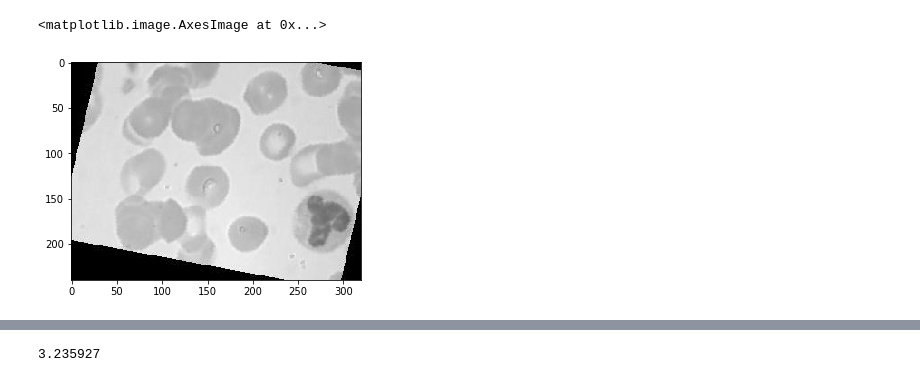
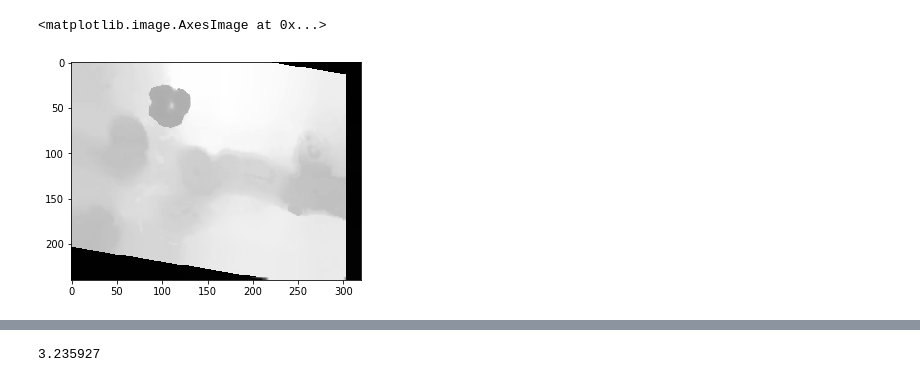
Before and after one commit to BoucheDimitri/SOADML, a Jupyter notebook: ImagesProcessing.ipynb, the cells around one changed output, grey strips where cells are left out. Saved outputs shown, nothing was run; the diff lists cells and outputs as text; code cells hidden in the pictures.

```diff
--- a/ImagesProcessing.ipynb
+++ b/ImagesProcessing.ipynb
@@ -13,8 +13,10 @@ def load_image(impath):
 # %%
 # impath1 = path + "/images/TRAIN/NEUTROPHIL/_0_9649.jpeg"
 # impath1 = path + "/images/TRAIN/NEUTROPHIL/_0_9649.jpeg"
-# impath1 = path + "/images/TRAIN/NEUTROPHIL/_0_1095.jpeg"
-impath1 = path + "/images/TRAIN/NEUTROPHIL/_7_5840.jpeg"
+# impath1 = path + "/images/TRAIN/NEUTROPHIL/_0_1095.jpeg"
+#impath1 = path + "/images/TRAIN/NEUTROPHIL/_7_5840.jpeg"
+# impath1 = path + "/images/TRAIN/NEUTROPHIL/_42_7923.jpeg"
+impath1 = path + "/images/TRAIN/NEUTROPHIL/_12_8847.jpeg"
 # %%
 # Load an example image
 imtest = load_image(impath1)
@@ -24,0 +27,11 @@ plt.show()
+# %%
+# Efficient to find the darker zones in the image in order to crop on the cell of interest
+def blurr(image, par1=30, par2=60):
+    blurred = cv2.pyrMeanShiftFiltering(image, par1, par2)
+    return blurred
+# %%
+blurred = blurr(imtest)
+start = time.clock()
+plt.imshow(cv2.cvtColor(blurred, cv2.COLOR_BGR2RGB))
+end = time.clock()
+print(end - start)
@@ -28,10 +44,10 @@ def to_grayscale(image):
     return cv2.cvtColor(image, cv2.COLOR_BGR2GRAY)
 # %%
 # Plot result of grayscale function
-imgray = to_grayscale(imtest)
+imgray = to_grayscale(blurred)
 plt.imshow(imgray, "gray")
 # %% [output]
 <matplotlib.image.AxesImage at 0x...>
-[figure, old version]
+[figure, new version]
 # %%
 # Neutralize black frame by changing its color to average image color
```
Also changed, not shown: parts of 26 cells of this notebook.
